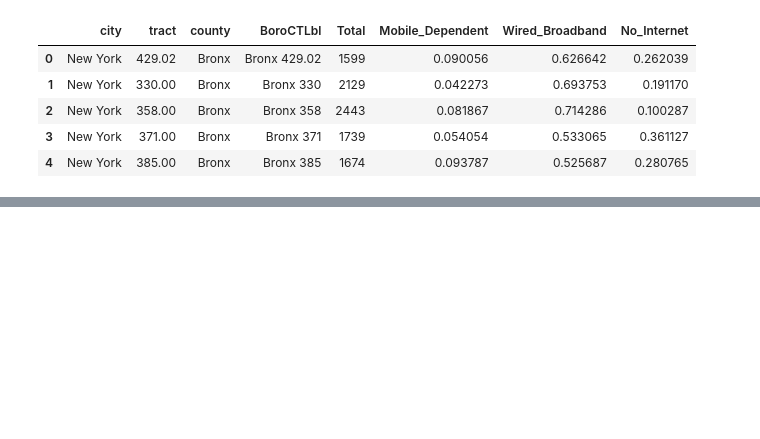
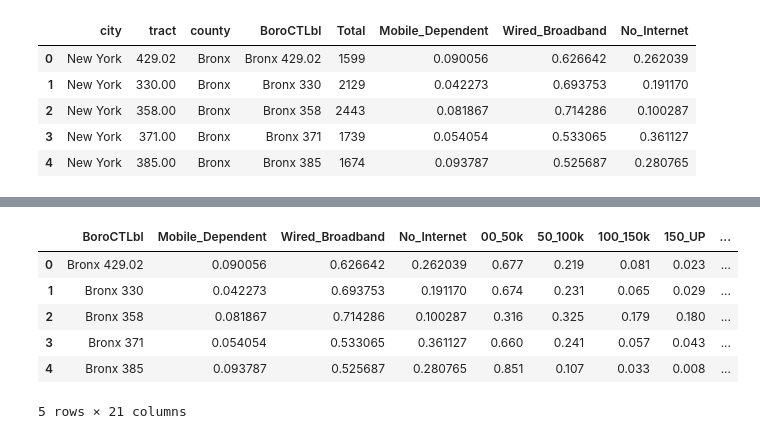
Before and after one commit to lyc1005/nyconnect, a Jupyter notebook: analysis/Bayes_Network_Analysis.ipynb, the cells around one changed output, grey strips where cells are left out. Cells and saved outputs as stored; diff of their text form; code cells hidden in the pictures; blank space fills up the shorter version.

```diff
--- a/analysis/Bayes_Network_Analysis.ipynb
+++ b/analysis/Bayes_Network_Analysis.ipynb
@@ -156,3 +156,36 @@ data.head()
+# %%
+data = pd.merge(internet_data,
+                income_data[['BoroCTLbl','00_50k','50_100k','100_150k','150_UP']],
+                how='left',
+                on=['BoroCTLbl'])[['BoroCTLbl', 'Mobile_Dependent','Wired_Broadband','No_Internet',
+                                    '00_50k', '50_100k', '100_150k','150_UP']] #.drop(columns=['Households (HH) Count'])
+
+data = pd.merge(data,
+                race_data[['BoroCTLbl','White','Black','Native','Asian','Pacific Islander','Other','Two or More']],
+                how='left',
+                on=['BoroCTLbl'])
+
+data = pd.merge(data,
+                fcc_providers,
+                how='left',
+                on=['BoroCTLbl'])
+
+data = pd.merge(data,
+                age_sex_data[['BoroCTLbl','00_19', '20_34', '35_49', '50_64', '65_UP']],
+                how='left',
+                on=['BoroCTLbl'])
+
+data["Unique_ISPs"] = data["Unique_ISPs"].fillna(0)
+
+data.head()
+# %% [output]
+|  | BoroCTLbl | Mobile_Dependent | Wired_Broadband | No_Internet | 00_50k | 50_100k | 100_150k | 150_UP | ... |
+| 0 | Bronx 429.02 | 0.090056 | 0.626642 | 0.262039 | 0.677 | 0.219 | 0.081 | 0.023 | ... |
+| 1 | Bronx 330 | 0.042273 | 0.693753 | 0.191170 | 0.674 | 0.231 | 0.065 | 0.029 | ... |
+| 2 | Bronx 358 | 0.081867 | 0.714286 | 0.100287 | 0.316 | 0.325 | 0.179 | 0.180 | ... |
+| 3 | Bronx 371 | 0.054054 | 0.533065 | 0.361127 | 0.660 | 0.241 | 0.057 | 0.043 | ... |
+| 4 | Bronx 385 | 0.093787 | 0.525687 | 0.280765 | 0.851 | 0.107 | 0.033 | 0.008 | ... |
+5 rows × 21 columns
 # %%
 data.corr()
 # %% [output]
```
Also changed, not shown: parts of 20 cells of this notebook.
